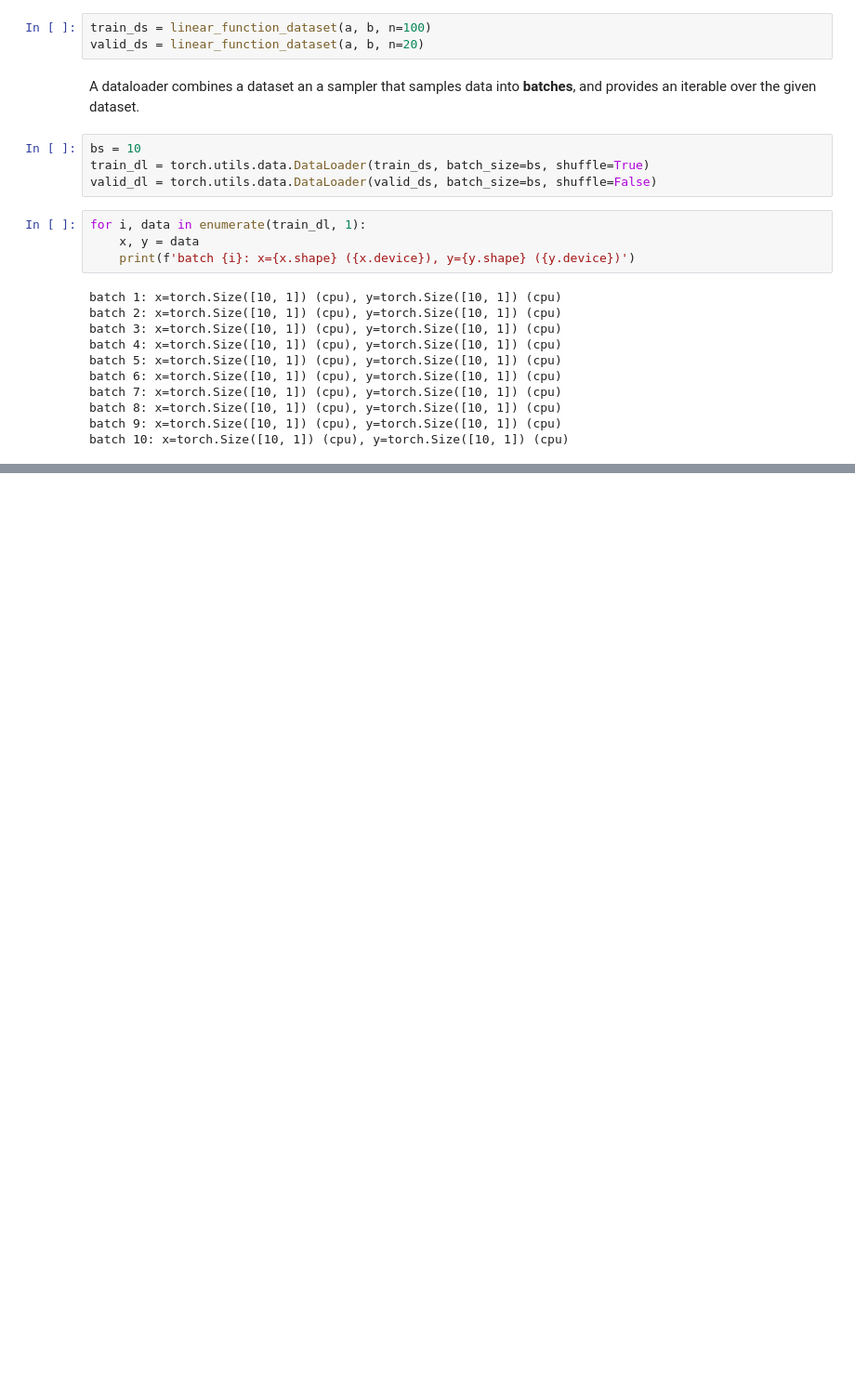
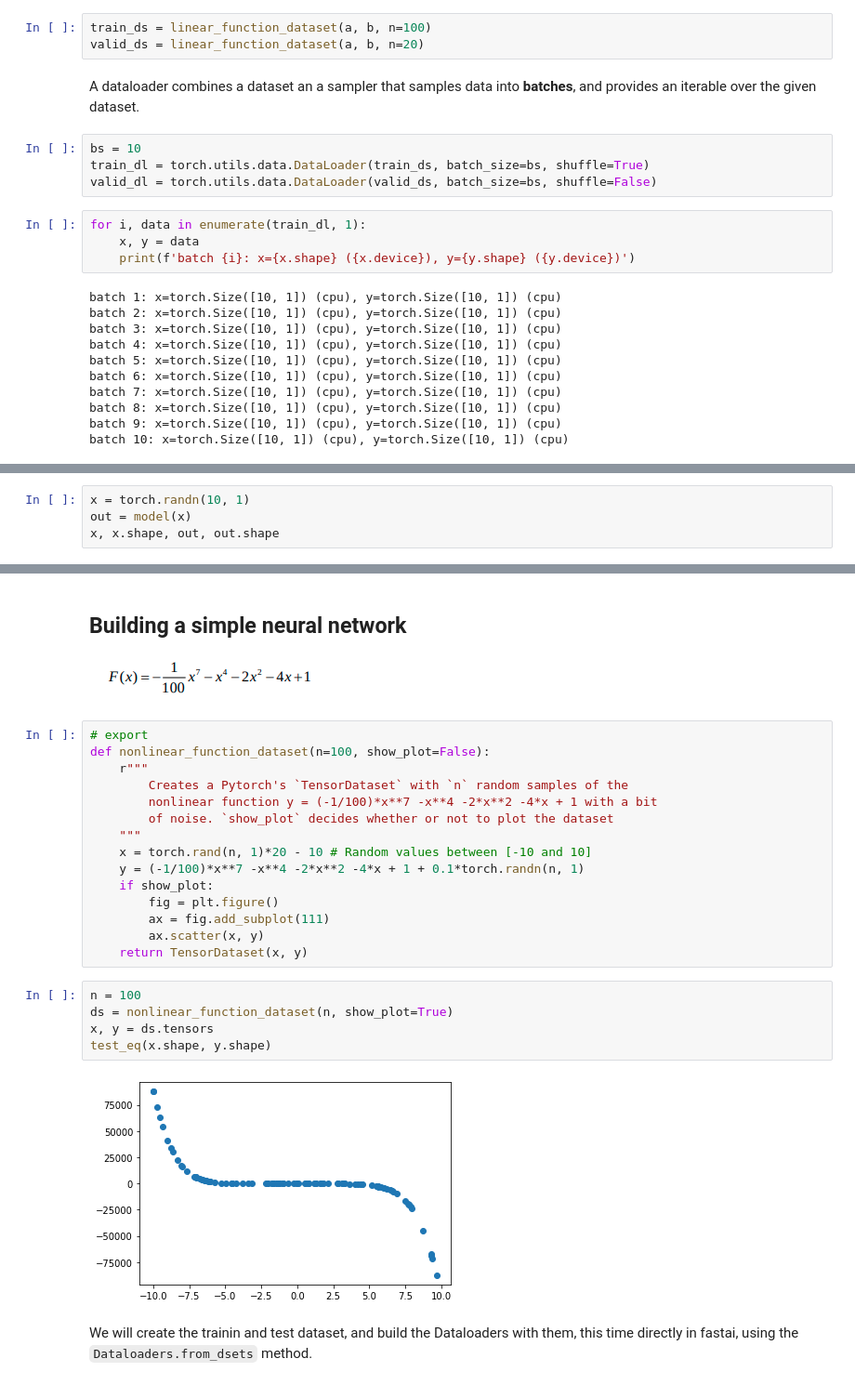
Before and after one commit to stardust-r/walk-with-deep-learning, a Jupyter notebook: 00_build_simple_neural_network_pytorch.ipynb, the cells around one changed output, grey strips where cells are left out. Shown at 93% size. Cells and saved outputs as stored; diff of their text form; blank space fills up the shorter version.

Commit message:
Updates in pytorch notebook

```diff
--- a/00_build_simple_neural_network_pytorch.ipynb
+++ b/00_build_simple_neural_network_pytorch.ipynb
@@ -82,0 +107,4 @@ class LinRegModel(nn.Module):
+# %%
+x = torch.randn(10, 1)
+out = model(x)
+x, x.shape, out, out.shape
@@ -82,0 +265,28 @@ class LinRegModel(nn.Module):
+# %% [markdown]
+## Building a simple neural network
+# %% [markdown]
+![image.png](attachment:ca8a9fd0-9a54-48aa-ae0d-8833a2549003.png)
+# %%
+# export
+def nonlinear_function_dataset(n=100, show_plot=False):
+    r"""
+        Creates a Pytorch's `TensorDataset` with `n` random samples of the
+        nonlinear function y = (-1/100)*x**7 -x**4 -2*x**2 -4*x + 1 with a bit
+        of noise. `show_plot` decides whether or not to plot the dataset
+    """
+    x = torch.rand(n, 1)*20 - 10 # Random values between [-10 and 10]
+    y = (-1/100)*x**7 -x**4 -2*x**2 -4*x + 1 + 0.1*torch.randn(n, 1)
+    if show_plot:
+        fig = plt.figure()
+        ax = fig.add_subplot(111)
+        ax.scatter(x, y)
+    return TensorDataset(x, y)
+# %%
+n = 100
+ds = nonlinear_function_dataset(n, show_plot=True)
+x, y = ds.tensors
+test_eq(x.shape, y.shape)
+# %% [output]
+[figure, added]
+# %% [markdown]
+We will create the trainin and test dataset, and build the Dataloaders with them, this time directly in fastai, using the `Dataloaders.from_dsets` method.
```
Also changed, not shown: parts of 48 cells of this notebook.
